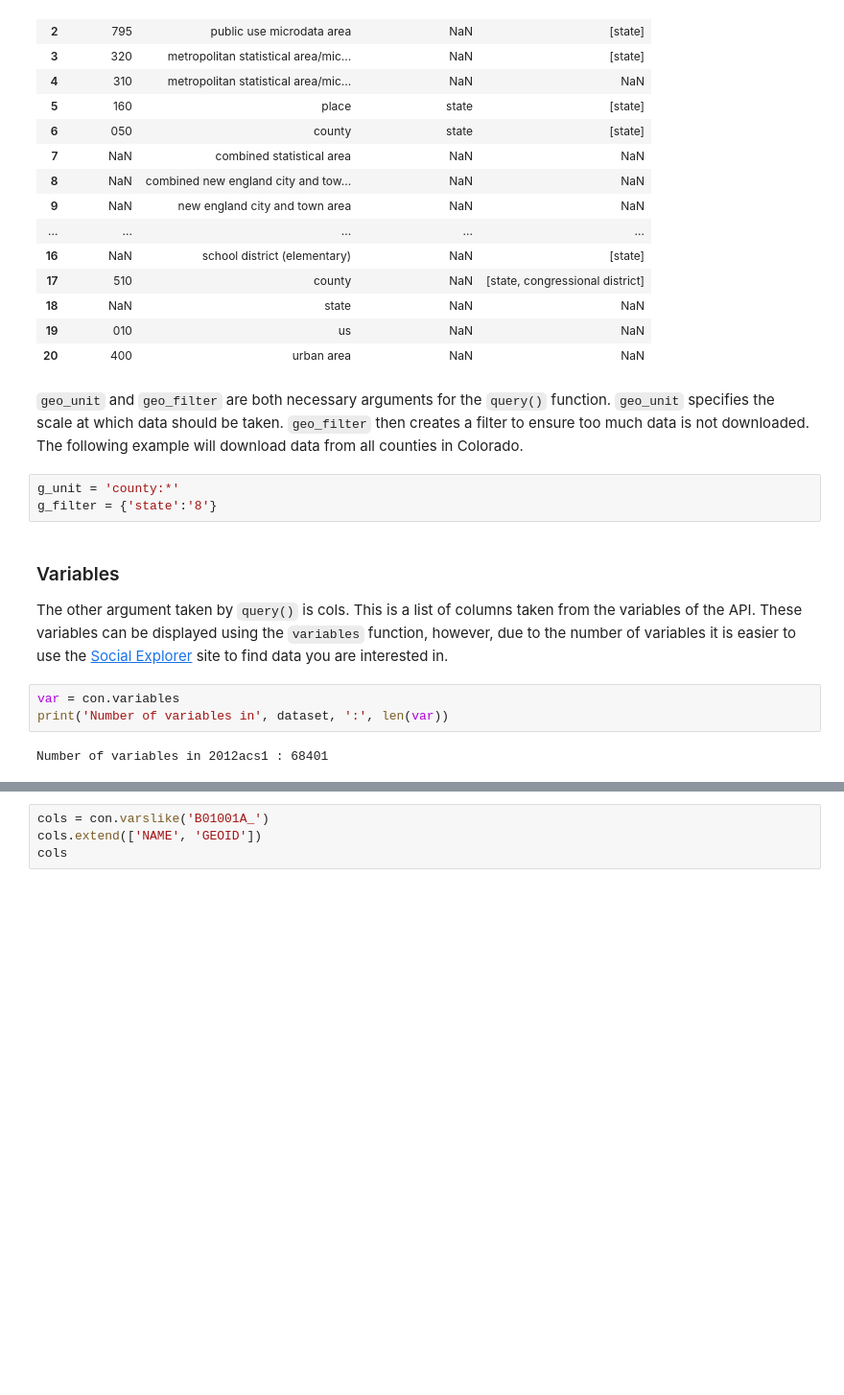
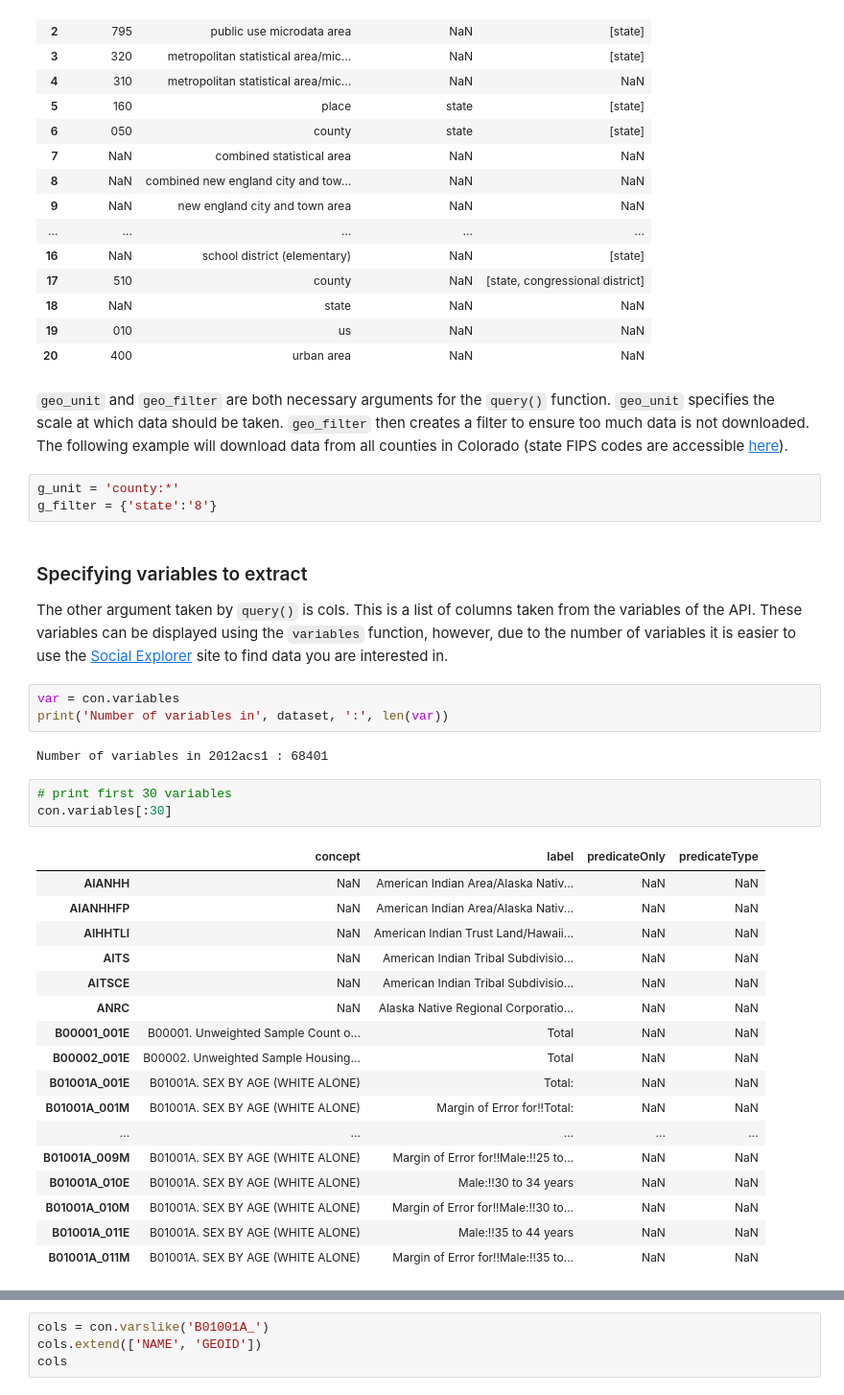
Before and after one commit to earthlab/tutorials, a Jupyter notebook: python/acquire_census_data.ipynb, the cells around one changed output, grey strips where cells are left out. Shown at 96% size. Drawn from its saved outputs; the diff is of its cells as text; blank space fills up the shorter version.

```diff
--- a/python/acquire_census_data.ipynb
+++ b/python/acquire_census_data.ipynb
@@ -72,16 +98,38 @@ con.geographies['fips']
 | 19 | 010 | us | NaN | NaN |
 | 20 | 400 | urban area | NaN | NaN |
 # %% [markdown]
-`geo_unit` and `geo_filter` are both necessary arguments for the `query()` function. `geo_unit` specifies the scale at which data should be taken. `geo_filter` then creates a filter to ensure too much data is not downloaded. The following example will download data from all counties in Colorado.
+`geo_unit` and `geo_filter` are both necessary arguments for the `query()` function. `geo_unit` specifies the scale at which data should be taken. `geo_filter` then creates a filter to ensure too much data is not downloaded. The following example will download data from all counties in Colorado (state FIPS codes are accessible [here](https://www.mcc.co.mercer.pa.us/dps/state_fips_code_listing.htm)).
 # %%
 g_unit = 'county:*'
 g_filter = {'state':'8'}
 # %% [markdown]
-### Variables
+### Specifying variables to extract
+
 The other argument taken by `query()` is cols. This is a list of columns taken from the variables of the API. These variables can be displayed using the `variables` function, however, due to the number of variables it is easier to use the [Social Explorer](https://www.socialexplorer.com/) site to find data you are interested in.
 # %%
 var = con.variables
 print('Number of variables in', dataset, ':', len(var))
 # %% [output]
 Number of variables in 2012acs1 : 68401
+# %%
+# print first 30 variables
+con.variables[:30]
+# %% [output]
+|  | concept | label | predicateOnly | predicateType |
+| AIANHH | NaN | American Indian Area/Alaska Nativ... | NaN | NaN |
+| AIANHHFP | NaN | American Indian Area/Alaska Nativ... | NaN | NaN |
+| AIHHTLI | NaN | American Indian Trust Land/Hawaii... | NaN | NaN |
+| AITS | NaN | American Indian Tribal Subdivisio... | NaN | NaN |
+| AITSCE | NaN | American Indian Tribal Subdivisio... | NaN | NaN |
+| ANRC | NaN | Alaska Native Regional Corporatio... | NaN | NaN |
+| B00001_001E | B00001. Unweighted Sample Count o... | Total | NaN | NaN |
+| B00002_001E | B00002. Unweighted Sample Housing... | Total | NaN | NaN |
+| B01001A_001E | B01001A. SEX BY AGE (WHITE ALONE) | Total: | NaN | NaN |
+| B01001A_001M | B01001A. SEX BY AGE (WHITE ALONE) | Margin of Error for!!Total: | NaN | NaN |
+| ... | ... | ... | ... | ... |
+| B01001A_009M | B01001A. SEX BY AGE (WHITE ALONE) | Margin of Error for!!Male:!!25 to... | NaN | NaN |
+| B01001A_010E | B01001A. SEX BY AGE (WHITE ALONE) | Male:!!30 to 34 years | NaN | NaN |
+| B01001A_010M | B01001A. SEX BY AGE (WHITE ALONE) | Margin of Error for!!Male:!!30 to... | NaN | NaN |
+| B01001A_011E | B01001A. SEX BY AGE (WHITE ALONE) | Male:!!35 to 44 years | NaN | NaN |
+| B01001A_011M | B01001A. SEX BY AGE (WHITE ALONE) | Margin of Error for!!Male:!!35 to... | NaN | NaN |
 # %% [markdown]
```
Also changed, not shown: parts of 17 cells of this notebook.
